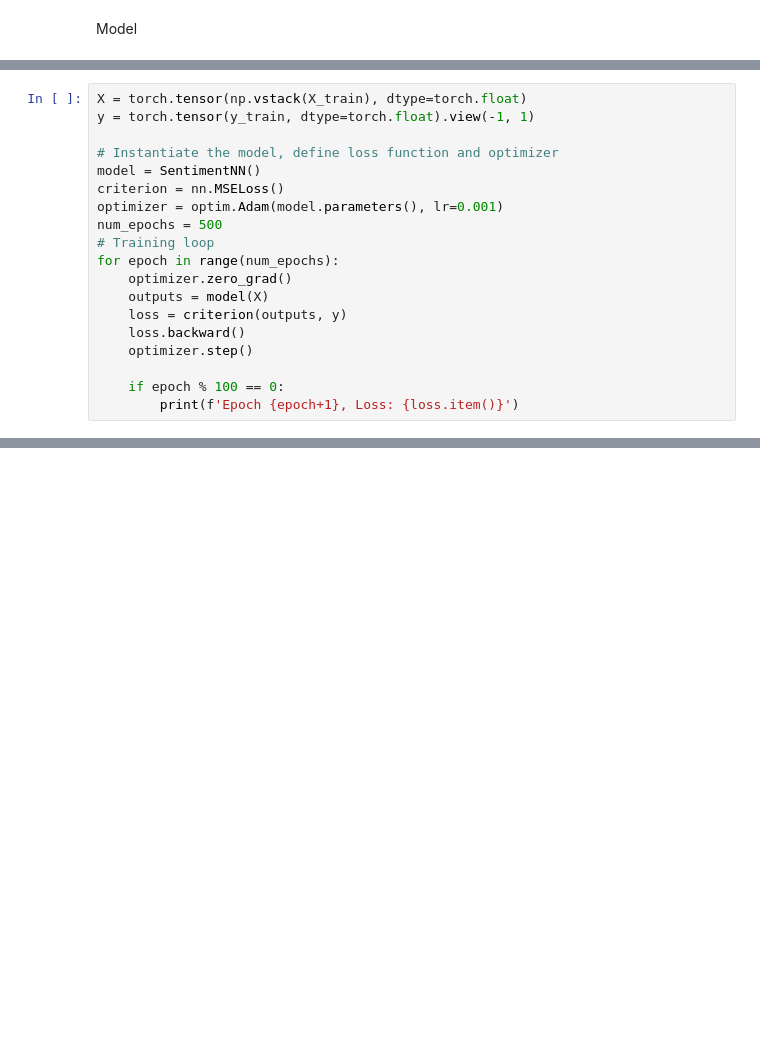
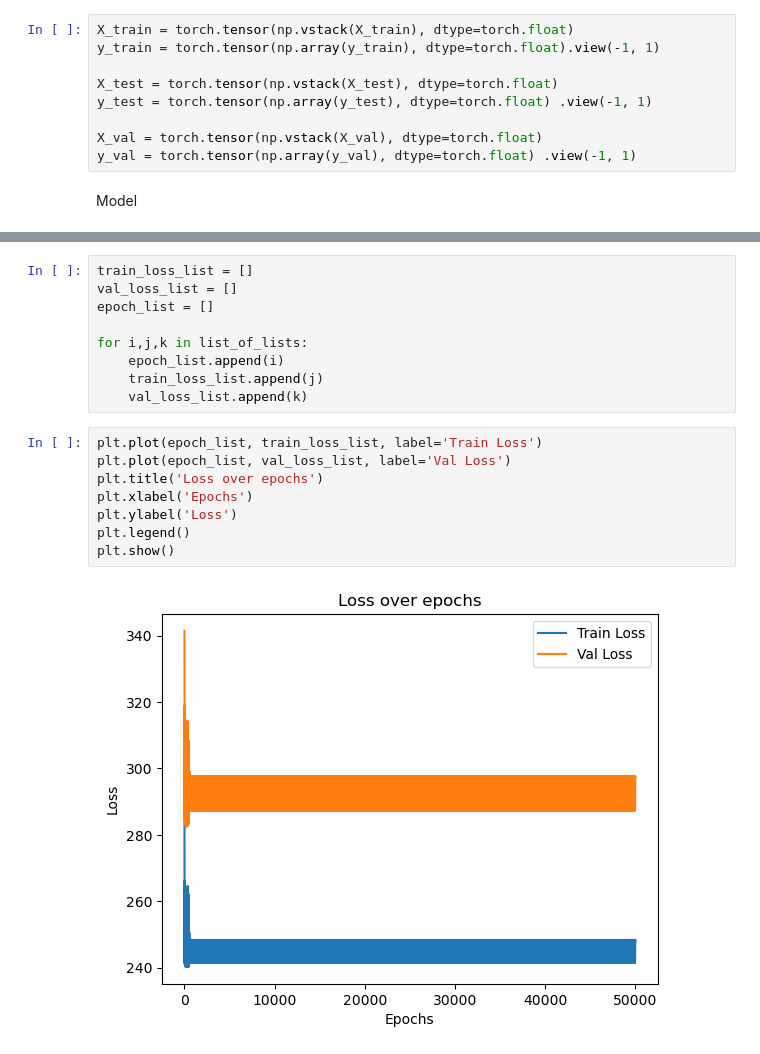
Before and after one commit to oleksandr-diudiun/week2mlx, a Jupyter notebook: data.ipynb, the cells around one changed output, grey strips where cells are left out. Cells and saved outputs as stored; diff of their text form; blank space fills up the shorter version.

```diff
--- a/data.ipynb
+++ b/data.ipynb
@@ -127,3 +144,12 @@ X_train, X_test, y_train, y_test, sentences_train, sentences_test = train_test_s
+# %%
+X_train = torch.tensor(np.vstack(X_train), dtype=torch.float)
+y_train = torch.tensor(np.array(y_train), dtype=torch.float).view(-1, 1)
+
+X_test = torch.tensor(np.vstack(X_test), dtype=torch.float)
+y_test = torch.tensor(np.array(y_test), dtype=torch.float) .view(-1, 1)
+
+X_val = torch.tensor(np.vstack(X_val), dtype=torch.float)
+y_val = torch.tensor(np.array(y_val), dtype=torch.float) .view(-1, 1)
 # %% [markdown]
 Model
 # %%
@@ -141,19 +175,0 @@ class SentimentNN(nn.Module):
-# %%
-X = torch.tensor(np.vstack(X_train), dtype=torch.float)
-y = torch.tensor(y_train, dtype=torch.float).view(-1, 1)
-
-# Instantiate the model, define loss function and optimizer
-model = SentimentNN()
-criterion = nn.MSELoss()
-optimizer = optim.Adam(model.parameters(), lr=0.001)
-num_epochs = 500
-# Training loop
-for epoch in range(num_epochs):
-    optimizer.zero_grad()
-    outputs = model(X)
-    loss = criterion(outputs, y)
-    loss.backward()
-    optimizer.step()
-
-    if epoch % 100 == 0:
-        print(f'Epoch {epoch+1}, Loss: {loss.item()}')
@@ -169,3 +240,22 @@ y_test = torch.tensor(y_test, dtype=torch.float).view(-1, 1)
+# %%
+train_loss_list = []
+val_loss_list = []
+epoch_list = []
+
+for i,j,k in list_of_lists:
+    epoch_list.append(i)
+    train_loss_list.append(j)
+    val_loss_list.append(k)
+# %%
+plt.plot(epoch_list, train_loss_list, label='Train Loss')
+plt.plot(epoch_list, val_loss_list, label='Val Loss')
+plt.title('Loss over epochs')
+plt.xlabel('Epochs')
+plt.ylabel('Loss')
+plt.legend()
+plt.show()
+# %% [output]
+[figure, added]
 # %%
 with torch.no_grad():
     model.eval()
```
Also changed, not shown: parts of 36 cells of this notebook, 4 other files.
